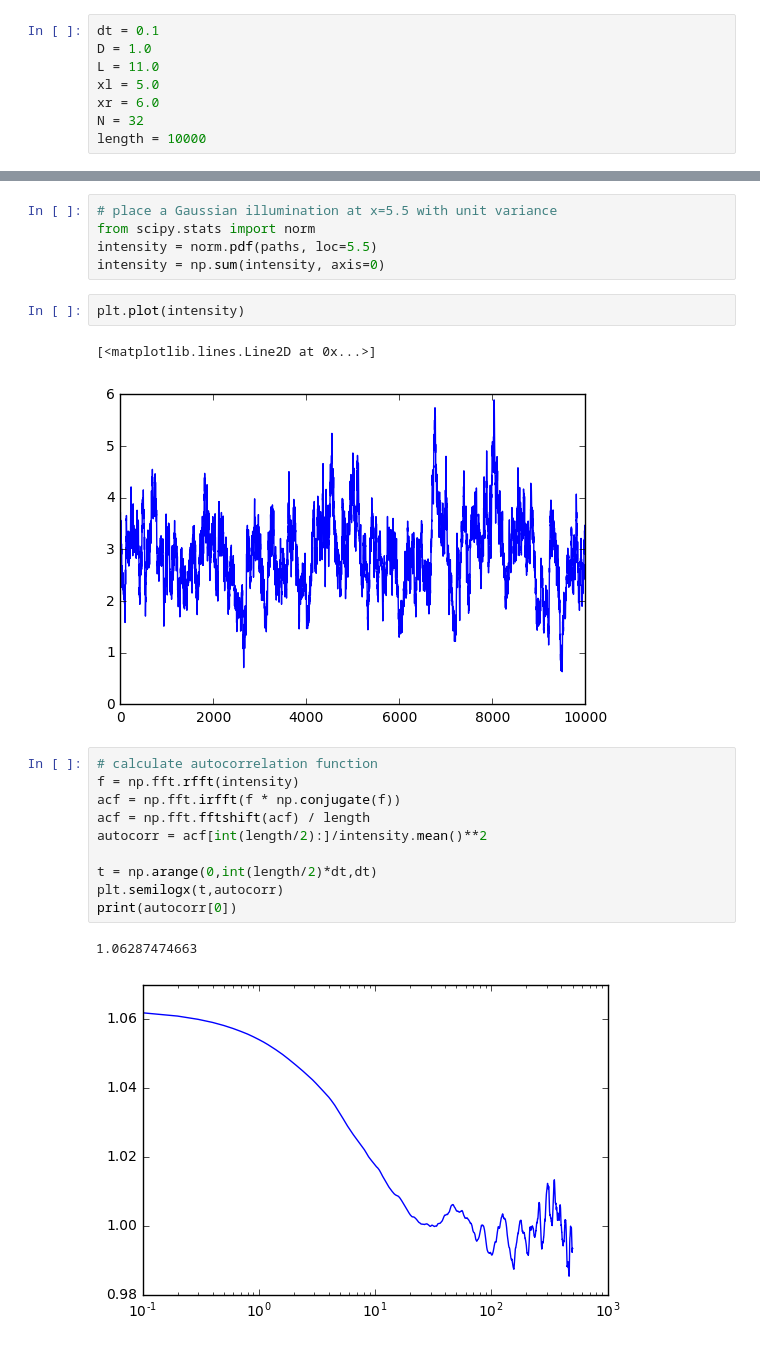
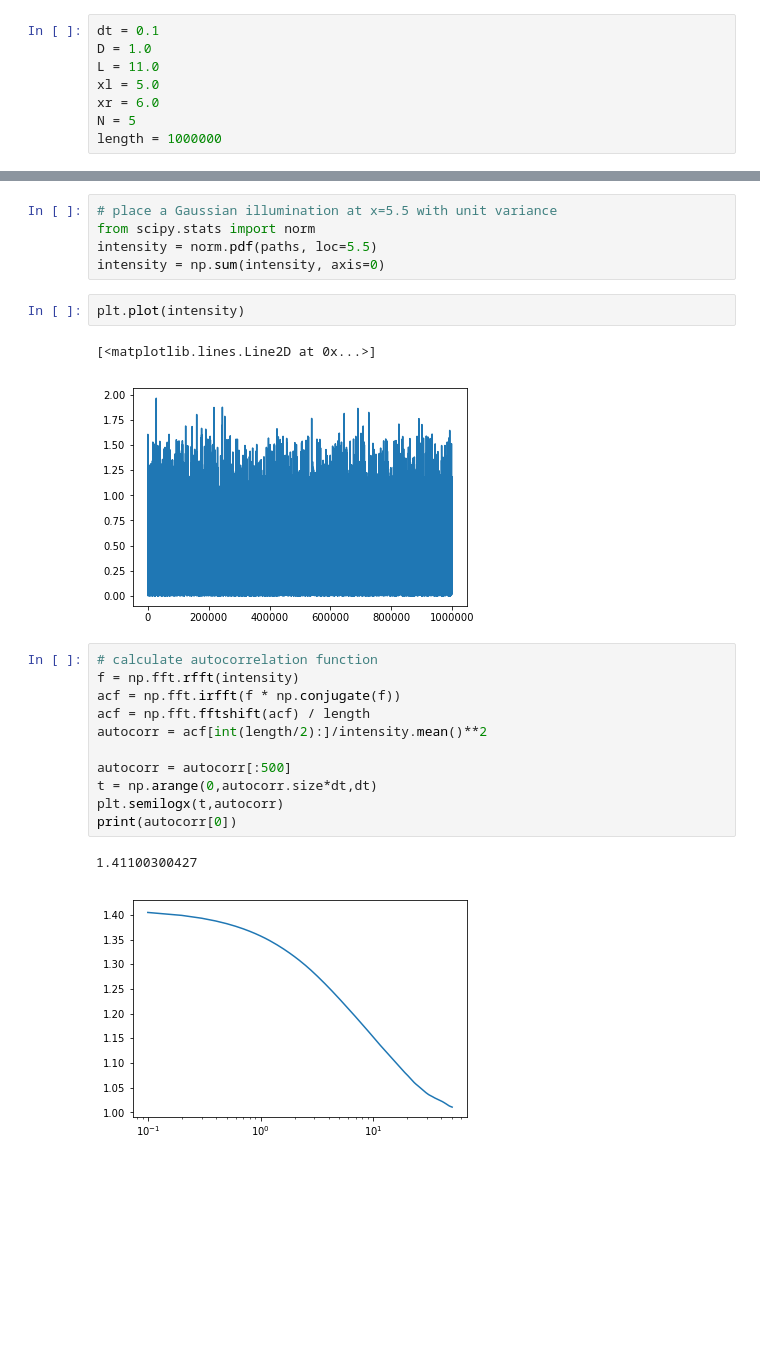
Before and after one commit to hstrey/FCS-simulations, a Jupyter notebook: Brownian simulation Gaussian beam.ipynb, the cells around one changed output, grey strips where cells are left out. Saved outputs shown, nothing was run; the diff lists cells and outputs as text; blank space fills up the shorter version.

```diff
--- a/Brownian simulation Gaussian beam.ipynb
+++ b/Brownian simulation Gaussian beam.ipynb
@@ -9,8 +9,8 @@ D = 1.0
 L = 11.0
 xl = 5.0
 xr = 6.0
-N = 32
-length = 10000
+N = 5
+length = 1000000
 # %%
 # generate steps for all particles
 steps=np.random.normal(loc=0.0, scale=2*D*dt, size=(N,length))
@@ -45,17 +45,18 @@ intensity = np.sum(intensity, axis=0)
 plt.plot(intensity)
 # %% [output]
 [<matplotlib.lines.Line2D at 0x...>]
-[figure, old version]
+[figure, new version]
 # %%
 # calculate autocorrelation function
 f = np.fft.rfft(intensity)
 acf = np.fft.irfft(f * np.conjugate(f))
 acf = np.fft.fftshift(acf) / length
 autocorr = acf[int(length/2):]/intensity.mean()**2
 
-t = np.arange(0,int(length/2)*dt,dt)
+autocorr = autocorr[:500]
+t = np.arange(0,autocorr.size*dt,dt)
 plt.semilogx(t,autocorr)
 print(autocorr[0])
 # %% [output]
-1.06287474663
+1.41100300427
-[figure, old version]
+[figure, new version]
```
Also changed, not shown: parts of 7 cells of this notebook.
